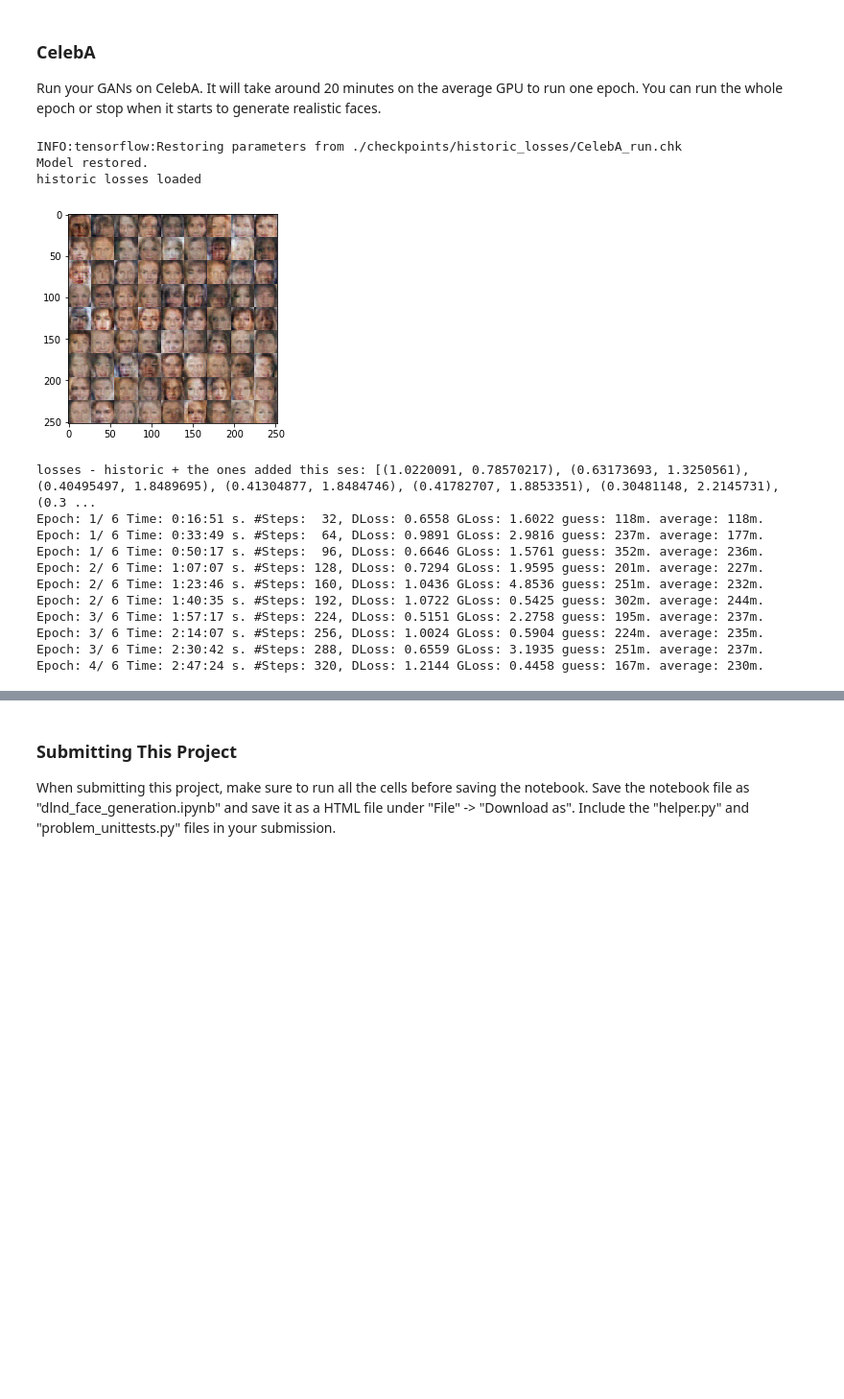
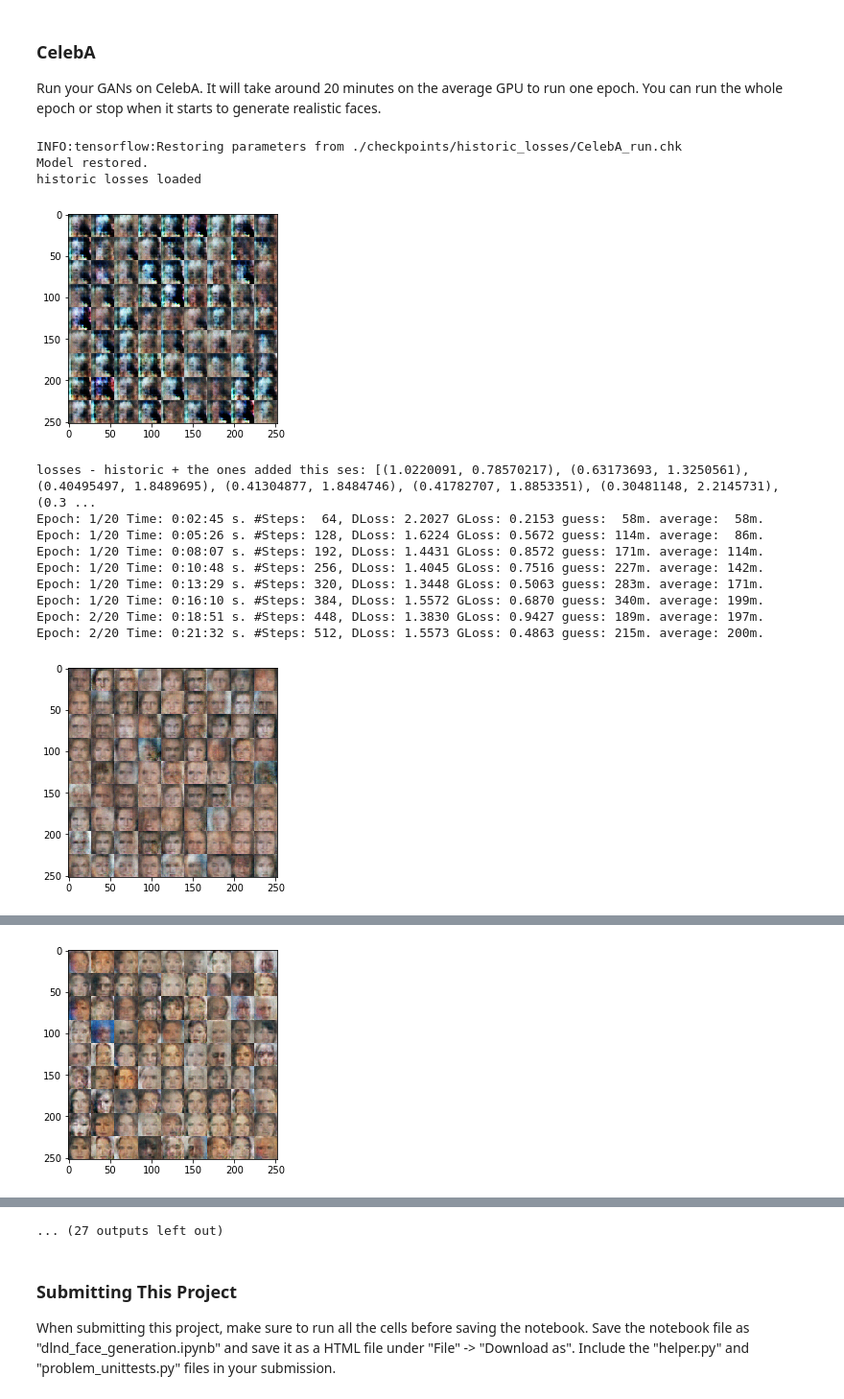
Before and after one commit to gertadam/Project5, a Jupyter notebook: dlnd_face_generation.ipynb, the cells around one changed output, grey strips where cells are left out. Shown at 96% size. Saved outputs shown, nothing was run; the diff lists cells and outputs as text; code cells hidden in the pictures; blank space fills up the shorter version.

Commit message:
adjusted lr - > trained many epo - > only small adjustments to hyperpara will now be necesary

```diff
--- a/dlnd_face_generation.ipynb
+++ b/dlnd_face_generation.ipynb
@@ -511,6 +511,7 @@ def train(epochs, batch_size, z_dim, learning_rate, beta1, get_batches, data_sha
     global steps_images
     global chkfilepth
     global pckfilepth
+    global num_mv_avg
 
     # var
     steps           = 0
@@ -588,11 +589,15 @@ def train(epochs, batch_size, z_dim, learning_rate, beta1, get_batches, data_sha
                 _ = sess.run(g_opt, feed_dict={input_real: batch_images,
                                                input_z: batch_z,
                                                lr: learning_rate})
-                # two optimizations inspired by the chats on SLACK and the orig. GAN paper
+
+                # two xtra optimizations inspired by the chats on SLACK and the orig. GAN paper
                 # this is an attempt at stabilizing the Generator and countering the Discriminator overpowering
                 # the Generator
-                # so the G takes 1 little steps towards optimum - recalc - and 1 step towards opt
+                # so the G takes 3 little steps towards optimum - recalc - and 1 step towards opt
                 # -- while D take one on the same batch
+                _ = sess.run(g_opt, feed_dict={input_real: batch_images,
+                                               input_z: batch_z,
+                                               lr: learning_rate})
                 _ = sess.run(g_opt, feed_dict={input_real: batch_images,
                                                input_z: batch_z,
                                                lr: learning_rate})
@@ -605,9 +610,10 @@ def train(epochs, batch_size, z_dim, learning_rate, beta1, get_batches, data_sha
                     elapsed_time, time_str = split(start_time)
                     elapsed_steps  = steps-laststeps
                     step_time      = elapsed_time-last_elapsed
-                    time_rest      = (elapsed_time/(epoch_i+1))*(epochs-epoch_i+1)/60
+                    st_time_str = str(timedelta(seconds = int(step_time)))
+                    time_rest      = (elapsed_time/(epoch_i+1))*(epochs-epoch_i)/60
 
-                    if (len(mov_av_list)>10):
+                    if (len(mov_av_list)>num_mv_avg):
                         mov_av_list.popleft()
                         mov_av_list.append(time_rest)
                     else:
@@ -616,6 +622,7 @@ def train(epochs, batch_size, z_dim, learning_rate, beta1, get_batches, data_sha
 
                     print("Epoch:{:2}/{:2}".format(epoch_i+1, epochs),
                           "Time: {:8}s.".format(time_str),
+                          "st_Tm: {:8}s.".format(st_time_str),
                           "#Steps:{:4},".format(steps),
                           "DLoss:{:7.4f}".format(train_loss_d),
                           "GLoss:{:7.4f}".format(train_loss_g),
@@ -703,55 +720,59 @@ with tf.Graph().as_default():
 ### CelebA
 Run your GANs on CelebA.  It will take around 20 minutes on the average GPU to run one epoch.  You can run the whole epoch or stop when it starts to generate realistic faces.
 # %%
-batch_size    = 2048
-z_dim         = 100
-beta1         = 0.5
-learning_rate = 0.00005
-
 """
 # GLOBAL VAR
-- rather than changing the params train() uses
-- I added these params as global
+- rather than changing the params train() uses - I added these params as global
 - which I know is not strictly right, but it works for me.
 """
-# in order to seperate the two data-runs, I will have to give the files different names ofcourse
+# std. Hyper param
+batch_size    = 512
+z_dim         = 100
+
+# I created a spreadsheet to try and understand beta1, beta2, m_0, v_0 - ended up with a 40* higher lr
+# I can't say anything other than: these worked for me - hope they will for you too.
+learning_rate = 0.002
+beta1         = 0.5
+
+# to seperate the two data-runs, I will have to give the files different names
 filename      = 'CelebA_run'
+Load_chk      = True       # set this to [True], if you want to load the checkpoint and ass. losses-file
 
-steps_printline =  32
-steps_graph     =  77           # abandoned for the moment
-Gkeep_prob      = 0.4
-Dkeep_prob      = 0.5
+# https://medium.com/towards-data-science/gan-by-example-using-keras-on-tensorflow-backend-1a6d515a60d0
+Gkeep_prob = 0.6  # more drops -> lower keep prob but with fewer D_O layers (only in the dense)
+Dkeep_prob = 0.5
+
+num_mv_avg      = 6
+steps_printline = 64
 steps_images    = 512
 
-Load_chk        = True       # set this to [True], if you want to load the checkpoint and ass. losses-file
+steps_graph     = 77        # abandoned for the moment
 
+# delete me before handing in - on laptop 1 epoch -> 1 hour)
+epochs       = 20
 
-
-#delete me :)
-epochs       = 6
 
 """
 DON'T MODIFY ANYTHING IN THIS CELL THAT IS BELOW THIS LINE
 """
 #epochs = 1
 
 celeba_dataset = helper.Dataset('celeba', glob(os.path.join(data_dir, 'img_align_celeba/*.jpg')))
 with tf.Graph().as_default():
     train(epochs, batch_size, z_dim, learning_rate, beta1, celeba_dataset.get_batches,
           celeba_dataset.shape, celeba_dataset.image_mode)
 # %% [output]
 INFO:tensorflow:Restoring parameters from ./checkpoints/historic_losses/CelebA_run.chk
 Model restored.
 historic losses loaded
-[figure, old version]
+[figure, new version]
 losses - historic + the ones added this ses: [(1.0220091, 0.78570217), (0.63173693, 1.3250561), (0.40495497, 1.8489695), (0.41304877, 1.8484746), (0.41782707, 1.8853351), (0.30481148, 2.2145731), (0.3 ...
-Epoch: 1/ 6 Time: 0:16:51 s. #Steps:  32, DLoss: 0.6558 GLoss: 1.6022 guess: 118m. average: 118m.
-Epoch: 1/ 6 Time: 0:33:49 s. #Steps:  64, DLoss: 0.9891 GLoss: 2.9816 guess: 237m. average: 177m.
-Epoch: 1/ 6 Time: 0:50:17 s. #Steps:  96, DLoss: 0.6646 GLoss: 1.5761 guess: 352m. average: 236m.
-Epoch: 2/ 6 Time: 1:07:07 s. #Steps: 128, DLoss: 0.7294 GLoss: 1.9595 guess: 201m. average: 227m.
-Epoch: 2/ 6 Time: 1:23:46 s. #Steps: 160, DLoss: 1.0436 GLoss: 4.8536 guess: 251m. average: 232m.
-Epoch: 2/ 6 Time: 1:40:35 s. #Steps: 192, DLoss: 1.0722 GLoss: 0.5425 guess: 302m. average: 244m.
-Epoch: 3/ 6 Time: 1:57:17 s. #Steps: 224, DLoss: 0.5151 GLoss: 2.2758 guess: 195m. average: 237m.
-Epoch: 3/ 6 Time: 2:14:07 s. #Steps: 256, DLoss: 1.0024 GLoss: 0.5904 guess: 224m. average: 235m.
-Epoch: 3/ 6 Time: 2:30:42 s. #Steps: 288, DLoss: 0.6559 GLoss: 3.1935 guess: 251m. average: 237m.
-Epoch: 4/ 6 Time: 2:47:24 s. #Steps: 320, DLoss: 1.2144 GLoss: 0.4458 guess: 167m. average: 230m.
+Epoch: 1/20 Time: 0:02:45 s. #Steps:  64, DLoss: 2.2027 GLoss: 0.2153 guess:  58m. average:  58m.
+Epoch: 1/20 Time: 0:05:26 s. #Steps: 128, DLoss: 1.6224 GLoss: 0.5672 guess: 114m. average:  86m.
+Epoch: 1/20 Time: 0:08:07 s. #Steps: 192, DLoss: 1.4431 GLoss: 0.8572 guess: 171m. average: 114m.
+Epoch: 1/20 Time: 0:10:48 s. #Steps: 256, DLoss: 1.4045 GLoss: 0.7516 guess: 227m. average: 142m.
+Epoch: 1/20 Time: 0:13:29 s. #Steps: 320, DLoss: 1.3448 GLoss: 0.5063 guess: 283m. average: 171m.
+Epoch: 1/20 Time: 0:16:10 s. #Steps: 384, DLoss: 1.5572 GLoss: 0.6870 guess: 340m. average: 199m.
+Epoch: 2/20 Time: 0:18:51 s. #Steps: 448, DLoss: 1.3830 GLoss: 0.9427 guess: 189m. average: 197m.
+Epoch: 2/20 Time: 0:21:32 s. #Steps: 512, DLoss: 1.5573 GLoss: 0.4863 guess: 215m. average: 200m.
+[figure, added]
@@ -757,0 +788 @@ Epoch: 4/ 6 Time: 2:47:24 s. #Steps: 320, DLoss: 1.2144 GLoss: 0.4458 guess: 167
+[figure, added]
@@ -758,3 +819,4 @@ Epoch: 4/ 6 Time: 2:47:24 s. #Steps: 320, DLoss: 1.2144 GLoss: 0.4458 guess: 167
+... (27 outputs left out)
 # %% [markdown]
 ### Submitting This Project
 When submitting this project, make sure to run all the cells before saving the notebook. Save the notebook file as "dlnd_face_generation.ipynb" and save it as a HTML file under "File" -> "Download as". Include the "helper.py" and "problem_unittests.py" files in your submission.
```
Also changed, not shown: parts of 2 cells of this notebook.
